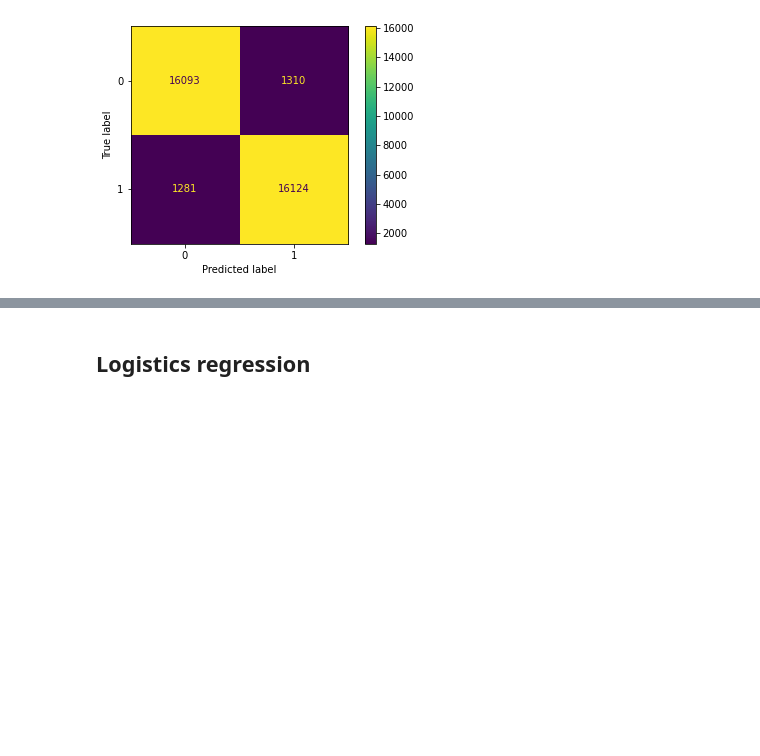
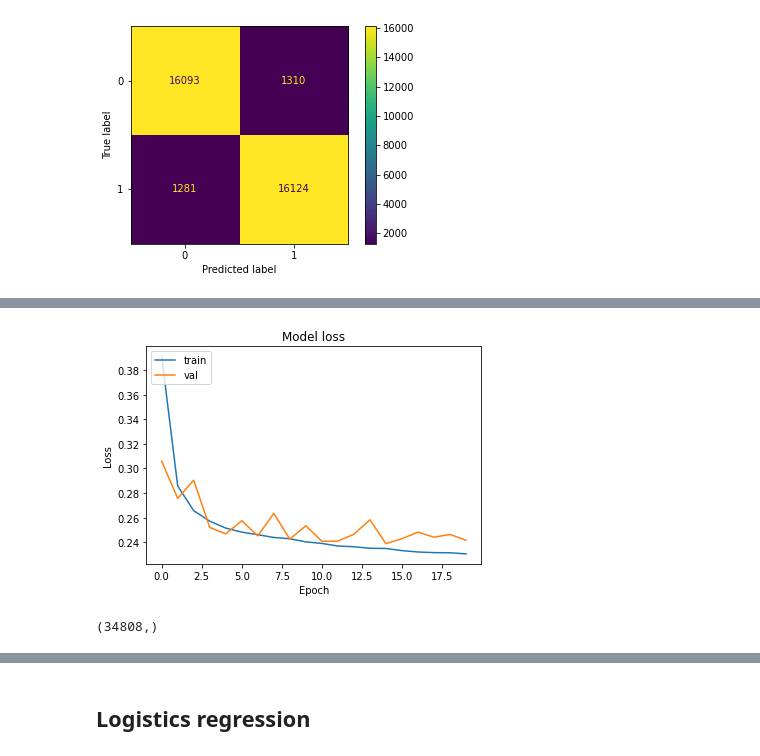
Before and after one commit to zw1010/KeepYourselfSafe, a Jupyter notebook: KeepYourselfSafe.ipynb, the cells around one changed output, grey strips where cells are left out. Cells and saved outputs as stored; diff of their text form; code cells hidden in the pictures; blank space fills up the shorter version.

Commit message:
Add Model 3 & Model 4 under LSTM model.

```diff
--- a/KeepYourselfSafe.ipynb
+++ b/KeepYourselfSafe.ipynb
@@ -1269,0 +1276,17 @@ weighted avg       0.93      0.93      0.93     34808
+# %%
+lstm_model_3 = Sequential()
+
+lstm_model_3.add(Embedding(vocab_length, 50, weights=[embedding_matrix],
+                    input_length=maxlen, trainable=False))
+
+lstm_model_3.add(LSTM(32, return_sequences=True, kernel_regularizer=l2(0.001)))
+
+lstm_model_3.add(Dropout(0.2))
+
+lstm_model_3.add(LSTM(32, return_sequences=False, kernel_regularizer=l2(0.001)))
+
+lstm_model_3.add(Dense(1, activation='sigmoid'))
+
+lstm_model_3.compile(loss='binary_crossentropy', optimizer='adam', metrics=['accuracy'])
+
+print(lstm_model_3.summary())
@@ -1269,0 +1313,5 @@ weighted avg       0.93      0.93      0.93     34808
+# %%
+lstm_model_3_history = lstm_model_3.fit(x_train, y_train, validation_data=(x_val, y_val),
+               epochs=20, batch_size=32, verbose=1)
+
+lstm_model_3.save("lstm_model3.h5")
@@ -1269,0 +1336,10 @@ weighted avg       0.93      0.93      0.93     34808
+# %%
+plt.plot(lstm_model_3_history.history['loss'])
+plt.plot(lstm_model_3_history.history['val_loss'])
+plt.title('Model loss')
+plt.ylabel('Loss')
+plt.xlabel('Epoch')
+plt.legend(['train','val'], loc='upper left')
+plt.show()
+# %% [output]
+[figure, added]
@@ -1269,0 +1355,5 @@ weighted avg       0.93      0.93      0.93     34808
+# %%
+lstm_model_3_y_pred_new = np.array(lstm_model_3_y_pred_new)
+lstm_model_3_y_pred_new.shape
+# %% [output]
+(34808,)
```
Also changed, not shown: parts of 17 cells of this notebook.
